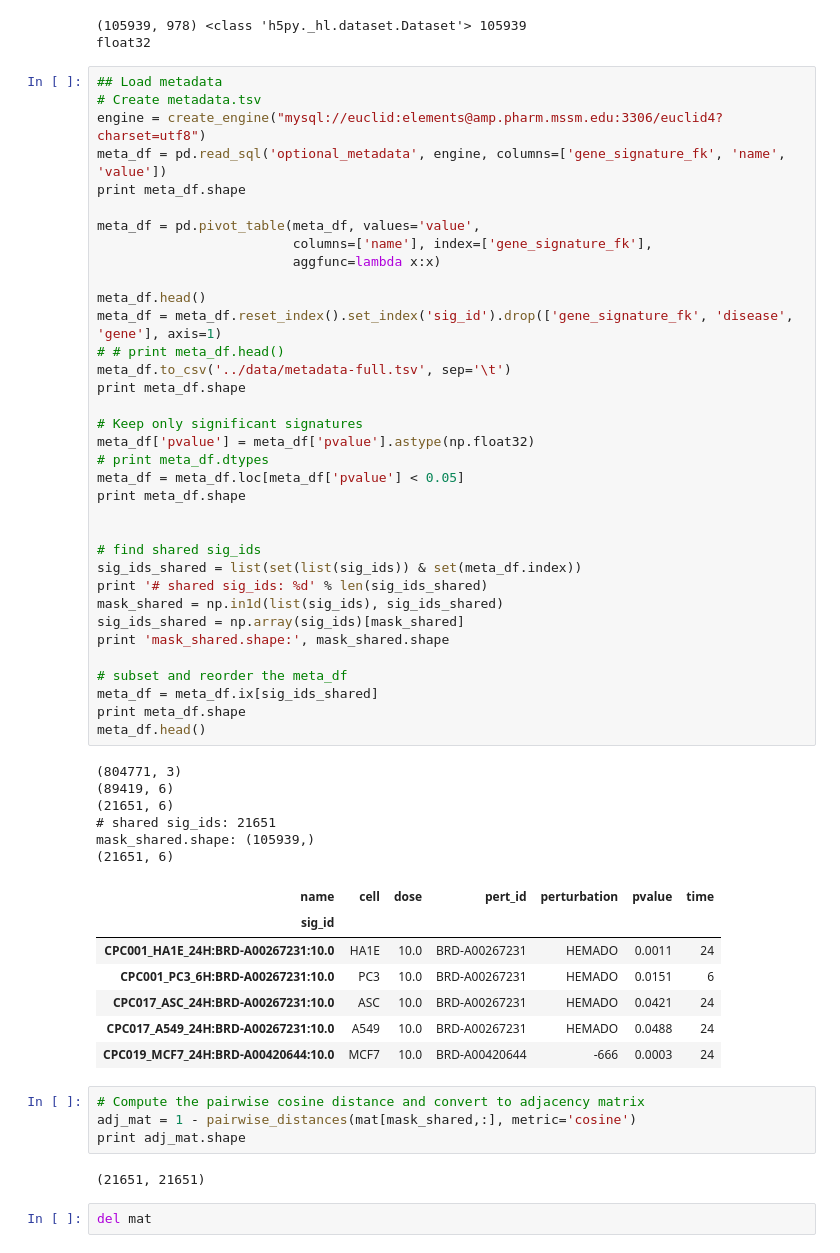
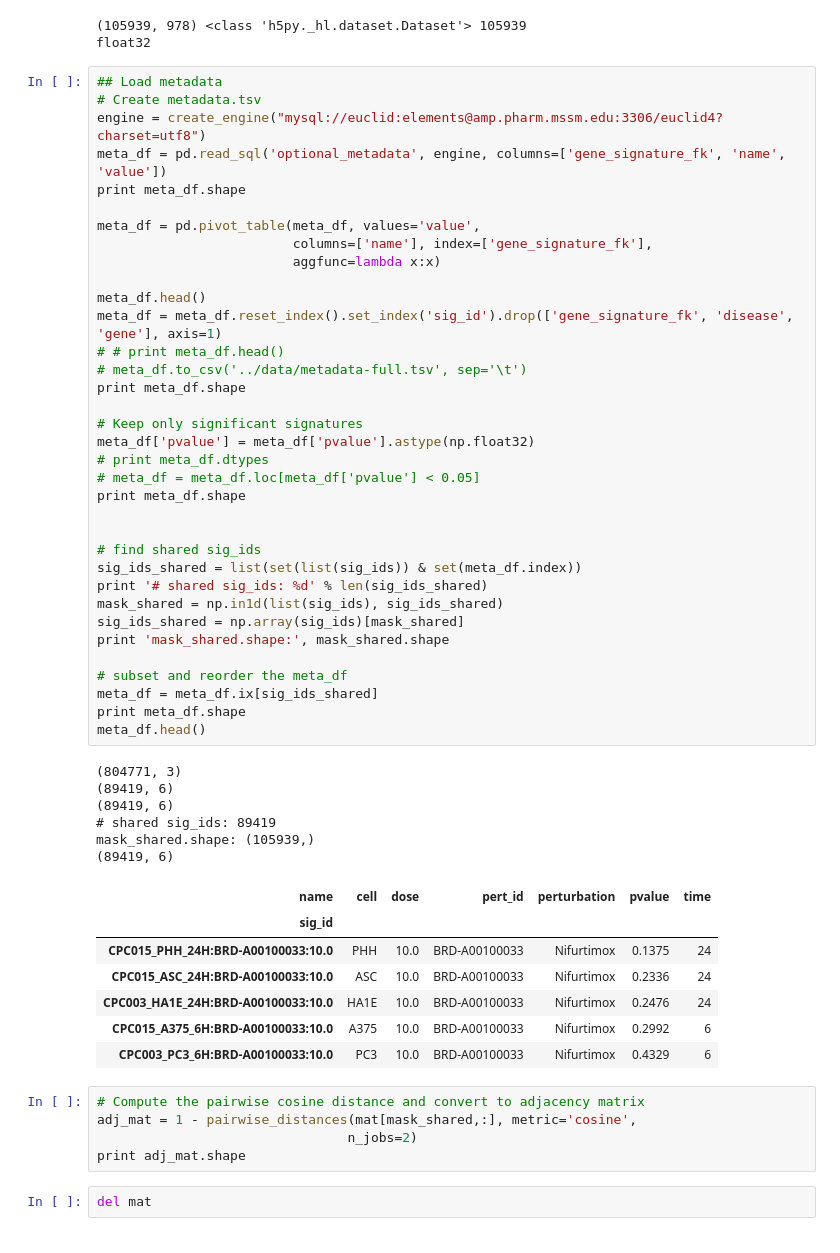
Before and after one commit to MaayanLab/L1000FWD, a Jupyter notebook: notebooks/Make_Network.ipynb, the cells around one changed output. Drawn from its saved outputs; the diff is of its cells as text.

```diff
--- a/notebooks/Make_Network.ipynb
+++ b/notebooks/Make_Network.ipynb
@@ -49,49 +49,48 @@ meta_df = pd.pivot_table(meta_df, values='value',
                          aggfunc=lambda x:x)
 
 meta_df.head()
 meta_df = meta_df.reset_index().set_index('sig_id').drop(['gene_signature_fk', 'disease', 'gene'], axis=1)
 # # print meta_df.head()
-meta_df.to_csv('../data/metadata-full.tsv', sep='\t')
+# meta_df.to_csv('../data/metadata-full.tsv', sep='\t')
 print meta_df.shape
 
 # Keep only significant signatures
 meta_df['pvalue'] = meta_df['pvalue'].astype(np.float32)
 # print meta_df.dtypes
-meta_df = meta_df.loc[meta_df['pvalue'] < 0.05]
+# meta_df = meta_df.loc[meta_df['pvalue'] < 0.05]
 print meta_df.shape
 
 
 # find shared sig_ids
 sig_ids_shared = list(set(list(sig_ids)) & set(meta_df.index))
 print '# shared sig_ids: %d' % len(sig_ids_shared)
 mask_shared = np.in1d(list(sig_ids), sig_ids_shared)
 sig_ids_shared = np.array(sig_ids)[mask_shared]
 print 'mask_shared.shape:', mask_shared.shape
 
 # subset and reorder the meta_df
 meta_df = meta_df.ix[sig_ids_shared]
 print meta_df.shape
 meta_df.head()
 # %% [output]
 (804771, 3)
 (89419, 6)
-(21651, 6)
-# shared sig_ids: 21651
+(89419, 6)
+# shared sig_ids: 89419
 mask_shared.shape: (105939,)
-(21651, 6)
+(89419, 6)
 | name | cell | dose | pert_id | perturbation | pvalue | time |
 | sig_id |  |  |  |  |  |  |
-| CPC001_HA1E_24H:BRD-A00267231:10.0 | HA1E | 10.0 | BRD-A00267231 | HEMADO | 0.0011 | 24 |
-| CPC001_PC3_6H:BRD-A00267231:10.0 | PC3 | 10.0 | BRD-A00267231 | HEMADO | 0.0151 | 6 |
-| CPC017_ASC_24H:BRD-A00267231:10.0 | ASC | 10.0 | BRD-A00267231 | HEMADO | 0.0421 | 24 |
-| CPC017_A549_24H:BRD-A00267231:10.0 | A549 | 10.0 | BRD-A00267231 | HEMADO | 0.0488 | 24 |
-| CPC019_MCF7_24H:BRD-A00420644:10.0 | MCF7 | 10.0 | BRD-A00420644 | -666 | 0.0003 | 24 |
+| CPC015_PHH_24H:BRD-A00100033:10.0 | PHH | 10.0 | BRD-A00100033 | Nifurtimox | 0.1375 | 24 |
+| CPC015_ASC_24H:BRD-A00100033:10.0 | ASC | 10.0 | BRD-A00100033 | Nifurtimox | 0.2336 | 24 |
+| CPC003_HA1E_24H:BRD-A00100033:10.0 | HA1E | 10.0 | BRD-A00100033 | Nifurtimox | 0.2476 | 24 |
+| CPC015_A375_6H:BRD-A00100033:10.0 | A375 | 10.0 | BRD-A00100033 | Nifurtimox | 0.2992 | 6 |
+| CPC003_PC3_6H:BRD-A00100033:10.0 | PC3 | 10.0 | BRD-A00100033 | Nifurtimox | 0.4329 | 6 |
 # %%
 # Compute the pairwise cosine distance and convert to adjacency matrix
-adj_mat = 1 - pairwise_distances(mat[mask_shared,:], metric='cosine')
+adj_mat = 1 - pairwise_distances(mat[mask_shared,:], metric='cosine',
+                                n_jobs=2)
 print adj_mat.shape
-# %% [output]
-(21651, 21651)
 # %%
 del mat
 # %%
```
Also changed, not shown: 8 other files.
